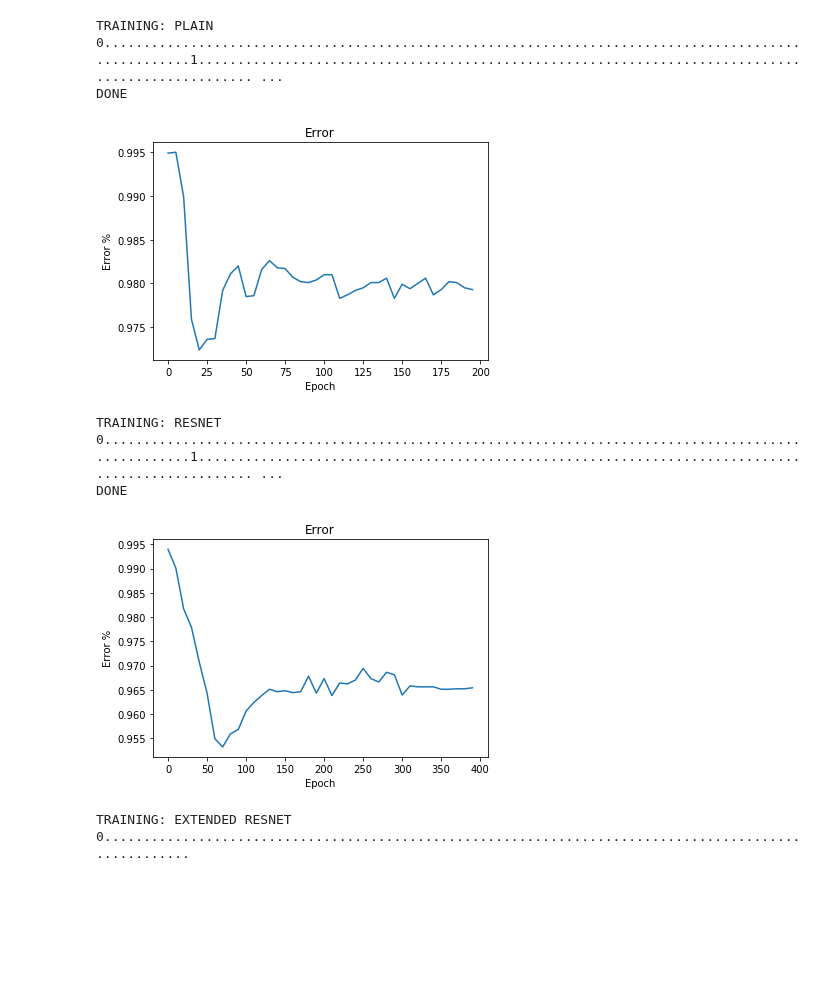
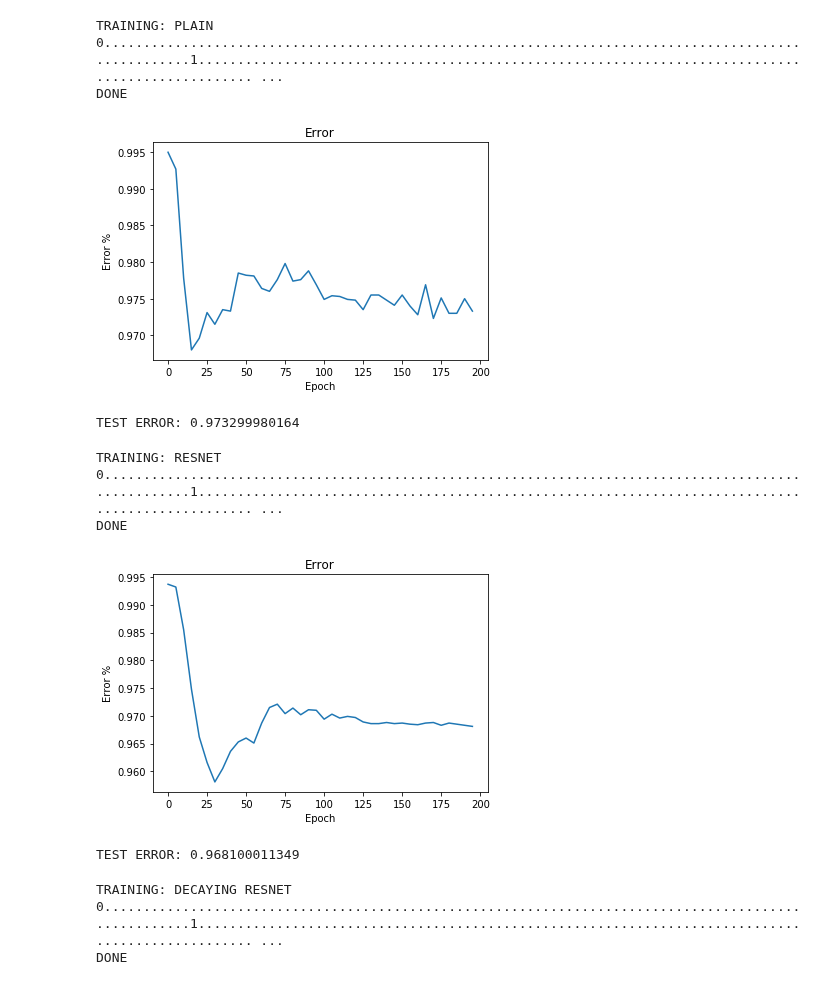
Before and after one commit to metakirby5/AltResNets, a Jupyter notebook: ResNet.ipynb, the cells around one changed output. Drawn from its saved outputs; the diff is of its cells as text; code cells hidden in the pictures; blank space fills up the shorter version.

```diff
--- a/ResNet.ipynb
+++ b/ResNet.ipynb
@@ -239,8 +239,10 @@ TRAINING: PLAIN
 DONE
 # %%
 plot(e_plain, step=5)
+print('TEST ERROR: {}'.format(e_plain[-1]))
 # %% [output]
-[figure, old version]
+[figure, new version]
+TEST ERROR: 0.973299980164
 # %%
 print("TRAINING: RESNET")
 e_resnet = do_train(resnet_net)
@@ -248,7 +250,9 @@ e_resnet = do_train(resnet_net)
 TRAINING: RESNET
 0.....................................................................................................1................................................................................................. ...
 DONE
-# %%
-plot(e_resnet, step=10)
-# %% [output]
-[figure, removed]
+# %%
+plot(e_resnet, step=5)
+print('TEST ERROR: {}'.format(e_resnet[-1]))
+# %% [output]
+[figure, added]
+TEST ERROR: 0.968100011349
@@ -255,6 +269,7 @@ plot(e_resnet, step=10)
 # %%
-print("TRAINING: EXTENDED RESNET")
-e_ext_resnet_net = do_train(ext_resnet_net)
+print("TRAINING: DECAYING RESNET")
+e_decay_resnet = do_train(decay_resnet_net)
 # %% [output]
-TRAINING: EXTENDED RESNET
-0.....................................................................................................
+TRAINING: DECAYING RESNET
+0.....................................................................................................1................................................................................................. ...
+DONE
```
Also changed, not shown: parts of 6 cells of this notebook.
